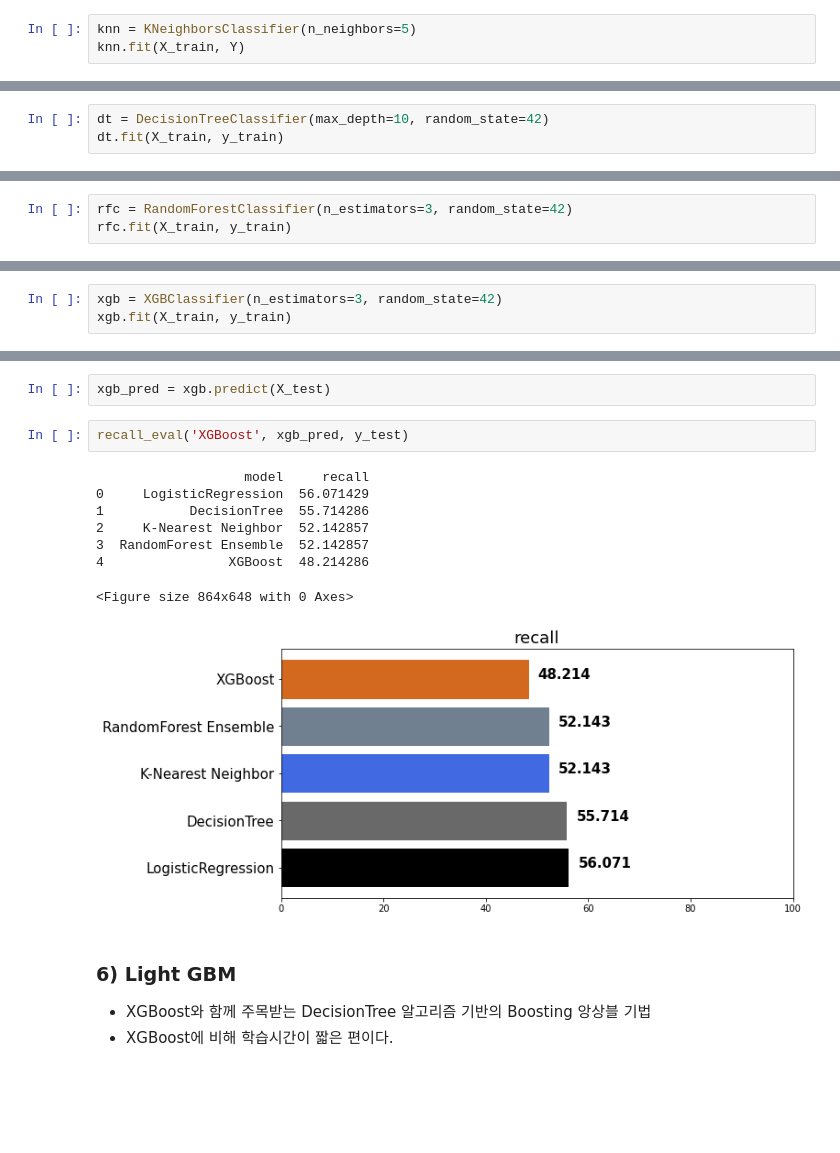
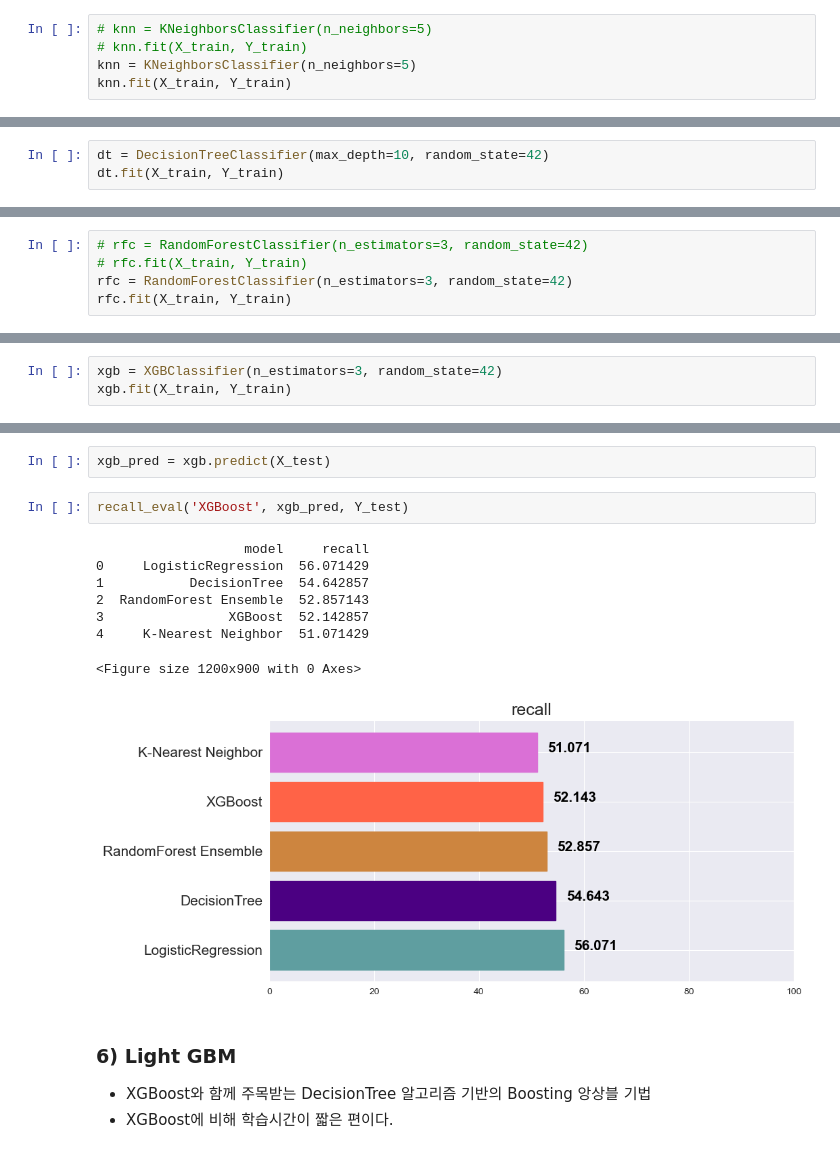
Before and after one commit to Jangchanhi/pyAICE, a Jupyter notebook: Python활용AI모델링_02_머신러닝_딥러닝_퀴즈_easy_v3_20221010.ipynb, the cells around one changed output, grey strips where cells are left out. Drawn from its saved outputs; the diff is of its cells as text; blank space fills up the shorter version.

```diff
--- a/Python활용AI모델링_02_머신러닝_딥러닝_퀴즈_easy_v3_20221010.ipynb
+++ b/Python활용AI모델링_02_머신러닝_딥러닝_퀴즈_easy_v3_20221010.ipynb
@@ -432,5 +461,7 @@ recall_eval('LogisticRegression', lg_pred, Y_test)
 from sklearn.neighbors import KNeighborsClassifier
 # %%
+# knn = KNeighborsClassifier(n_neighbors=5)
+# knn.fit(X_train, Y_train)
 knn = KNeighborsClassifier(n_neighbors=5)
-knn.fit(X_train, Y)
+knn.fit(X_train, Y_train)
 # %% [output]
@@ -452,7 +484,7 @@ recall_eval('K-Nearest Neighbor', knn_pred, y_test)
 from sklearn.tree import DecisionTreeClassifier
 # %%
 dt = DecisionTreeClassifier(max_depth=10, random_state=42)
-dt.fit(X_train, y_train)
+dt.fit(X_train, Y_train)
 # %% [output]
 DecisionTreeClassifier(max_depth=10, random_state=42)
 # %% [markdown]
@@ -493,8 +530,10 @@ recall_eval('DecisionTree', dt_pred, y_test)
 # %%
 from sklearn.ensemble import RandomForestClassifier
 # %%
+# rfc = RandomForestClassifier(n_estimators=3, random_state=42)
+# rfc.fit(X_train, Y_train)
 rfc = RandomForestClassifier(n_estimators=3, random_state=42)
-rfc.fit(X_train, y_train)
+rfc.fit(X_train, Y_train)
 # %% [output]
 RandomForestClassifier(n_estimators=3, random_state=42)
 # %%
@@ -539,5 +585,5 @@ Requirement already satisfied: numpy in /usr/local/lib/python3.7/dist-packages (
 from xgboost import XGBClassifier
 # %%
 xgb = XGBClassifier(n_estimators=3, random_state=42)
-xgb.fit(X_train, y_train)
+xgb.fit(X_train, Y_train)
 # %% [output]
@@ -545,16 +601,16 @@ XGBClassifier(n_estimators=3, random_state=42)
 # %%
 xgb_pred = xgb.predict(X_test)
 # %%
-recall_eval('XGBoost', xgb_pred, y_test)
+recall_eval('XGBoost', xgb_pred, Y_test)
 # %% [output]
                    model     recall
 0     LogisticRegression  56.071429
-1           DecisionTree  55.714286
-2     K-Nearest Neighbor  52.142857
-3  RandomForest Ensemble  52.142857
-4                XGBoost  48.214286
+1           DecisionTree  54.642857
+2  RandomForest Ensemble  52.857143
+3                XGBoost  52.142857
+4     K-Nearest Neighbor  51.071429
-<Figure size 864x648 with 0 Axes>
+<Figure size 1200x900 with 0 Axes>
-[figure, old version]
+[figure, new version]
 # %% [markdown]
 ###
 ### 6) Light GBM
```
Also changed, not shown: parts of 50 cells of this notebook, 2 other files.
